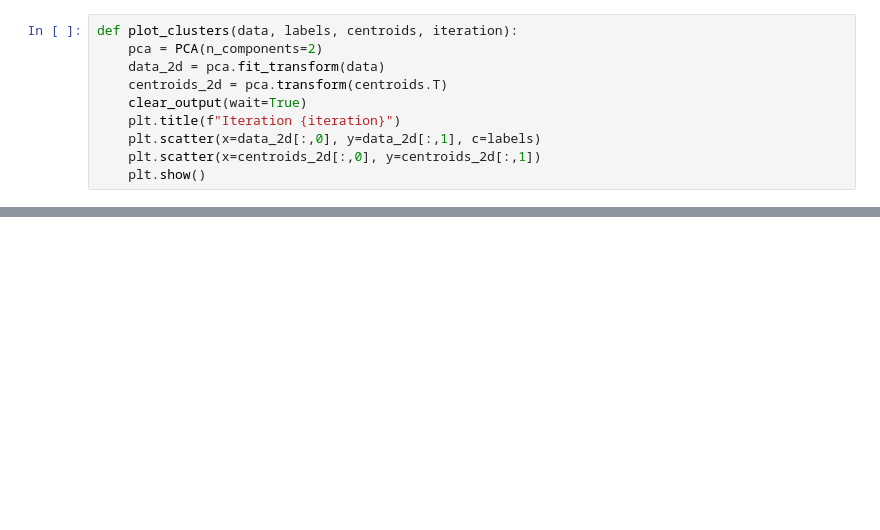
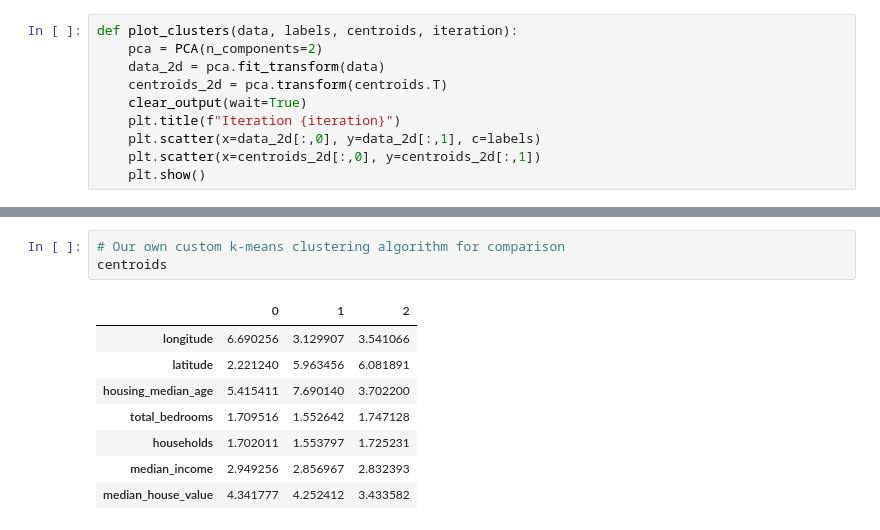
Before and after one commit to AbrahamWG/k_means_clustering, a Jupyter notebook: k_means_housing.ipynb, the cells around one changed output, grey strips where cells are left out. Drawn from its saved outputs; the diff is of its cells as text; blank space fills up the shorter version.

```diff
--- a/k_means_housing.ipynb
+++ b/k_means_housing.ipynb
@@ -212,0 +398,12 @@ pd.DataFrame(centroids, columns=features).T
+# %%
+# Our own custom k-means clustering algorithm for comparison
+centroids
+# %% [output]
+|  | 0 | 1 | 2 |
+| longitude | 6.690256 | 3.129907 | 3.541066 |
+| latitude | 2.221240 | 5.963456 | 6.081891 |
+| housing_median_age | 5.415411 | 7.690140 | 3.702200 |
+| total_bedrooms | 1.709516 | 1.552642 | 1.747128 |
+| households | 1.702011 | 1.553797 | 1.725231 |
+| median_income | 2.949256 | 2.856967 | 2.832393 |
+| median_house_value | 4.341777 | 4.252412 | 3.433582 |
```
Also changed, not shown: parts of 31 cells of this notebook.
